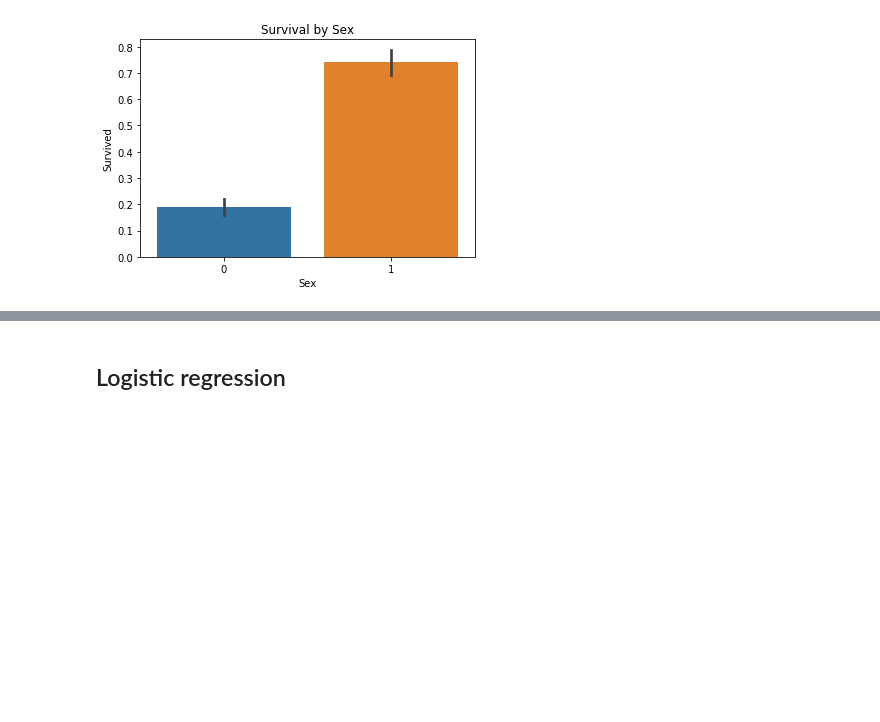
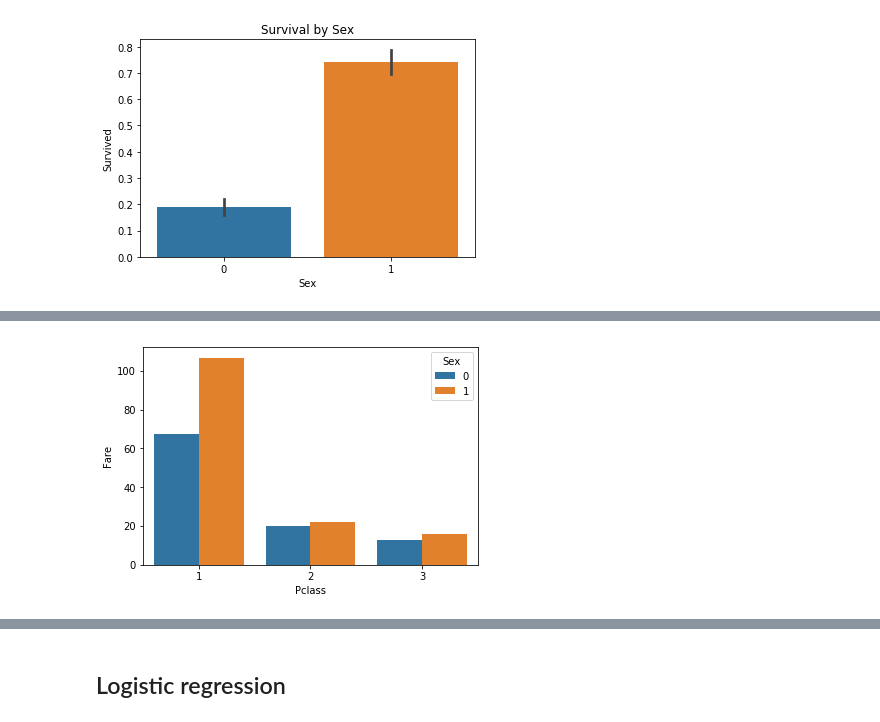
Before and after one commit to luketibbott/titanic, a Jupyter notebook: titanic.ipynb, the cells around one changed output, grey strips where cells are left out. Saved outputs shown, nothing was run; the diff lists cells and outputs as text; code cells hidden in the pictures; blank space fills up the shorter version.

```diff
--- a/titanic.ipynb
+++ b/titanic.ipynb
@@ -158,0 +210,4 @@ array(['PassengerId', 'Survived', 'Pclass', 'Sex', 'Age', 'SibSp',
+# %%
+sns.barplot(x=train['Pclass'], y=train['Fare'], hue=train['Sex'], ci=0);
+# %% [output]
+[figure, added]
```
Also changed, not shown: parts of 17 cells of this notebook.
